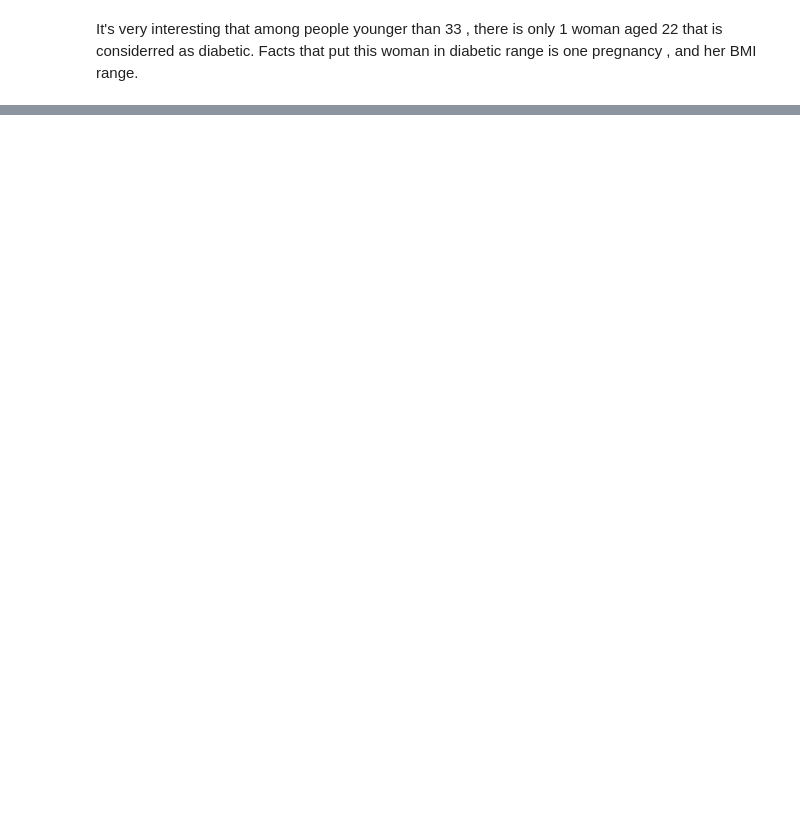
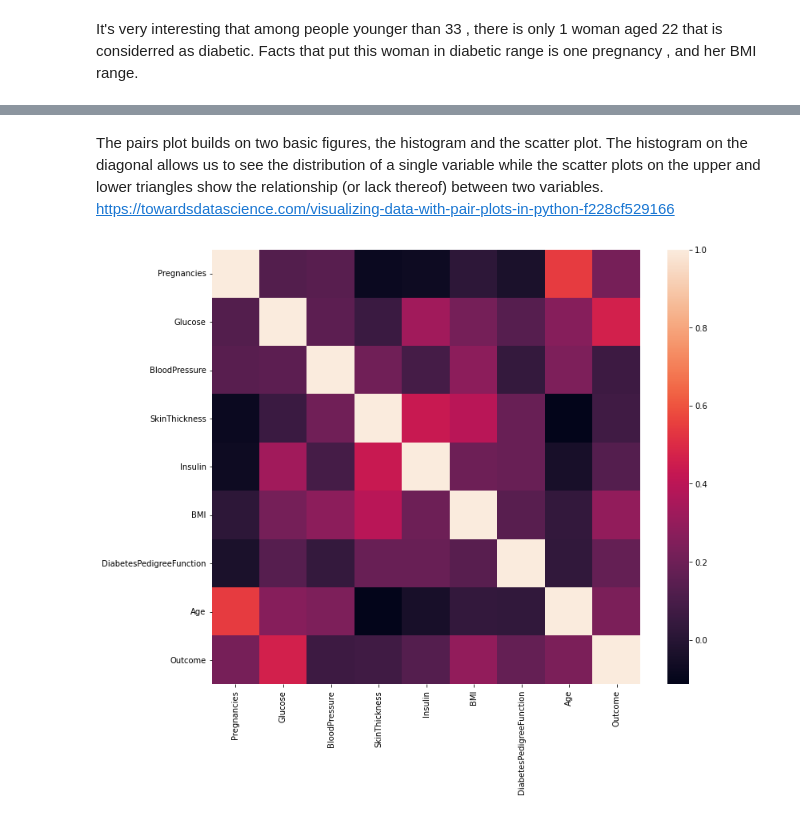
Before and after one commit to mpaydar/CS381, a Jupyter notebook: project1.ipynb, the cells around one changed output, grey strips where cells are left out. Cells and saved outputs as stored; diff of their text form; code cells hidden in the pictures; blank space fills up the shorter version.

```diff
--- a/project1.ipynb
+++ b/project1.ipynb
@@ -547,0 +553,8 @@ It's very interesting that among people younger than 33 , there is only 1 woman
+# %% [markdown]
+The pairs plot builds on two basic figures, the histogram and the scatter plot. The histogram on the diagonal allows us to see the distribution of a single variable while the scatter plots on the upper and lower triangles show the relationship (or lack thereof) between two variables.
+https://towardsdatascience.com/visualizing-data-with-pair-plots-in-python-f228cf529166
+# %%
+plt.figure(figsize=(12,10))  #
+p=sns.heatmap(dataframe.corr())
+# %% [output]
+[figure, added]
```
Also changed, not shown: parts of 14 cells of this notebook.
